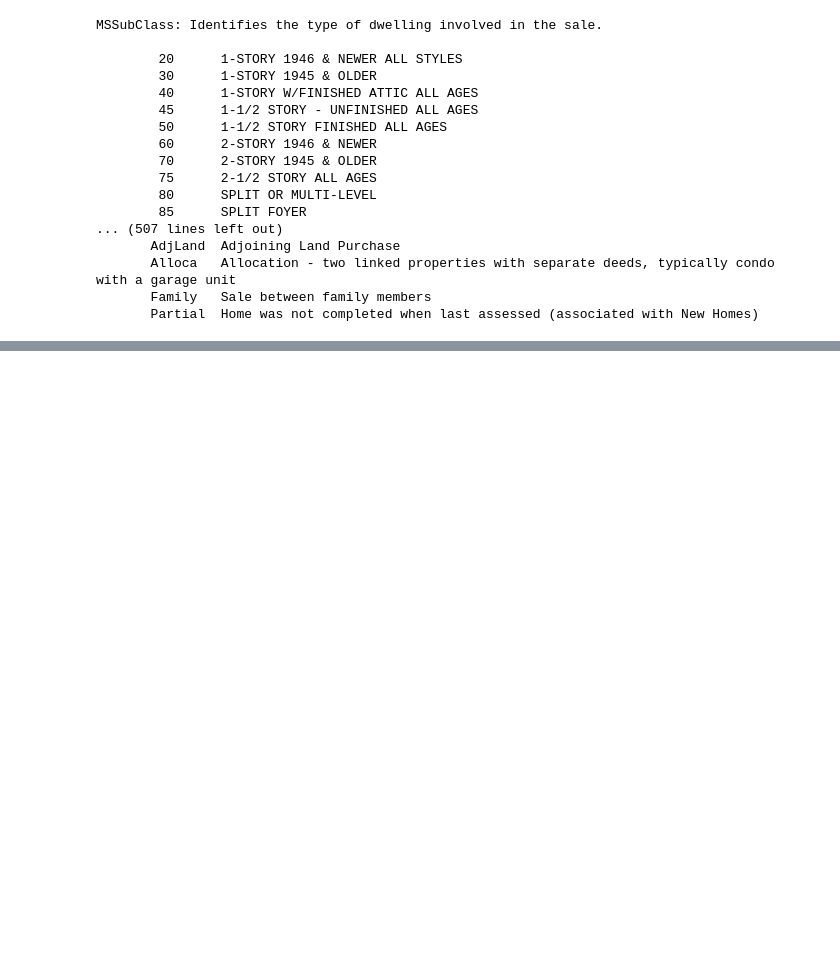
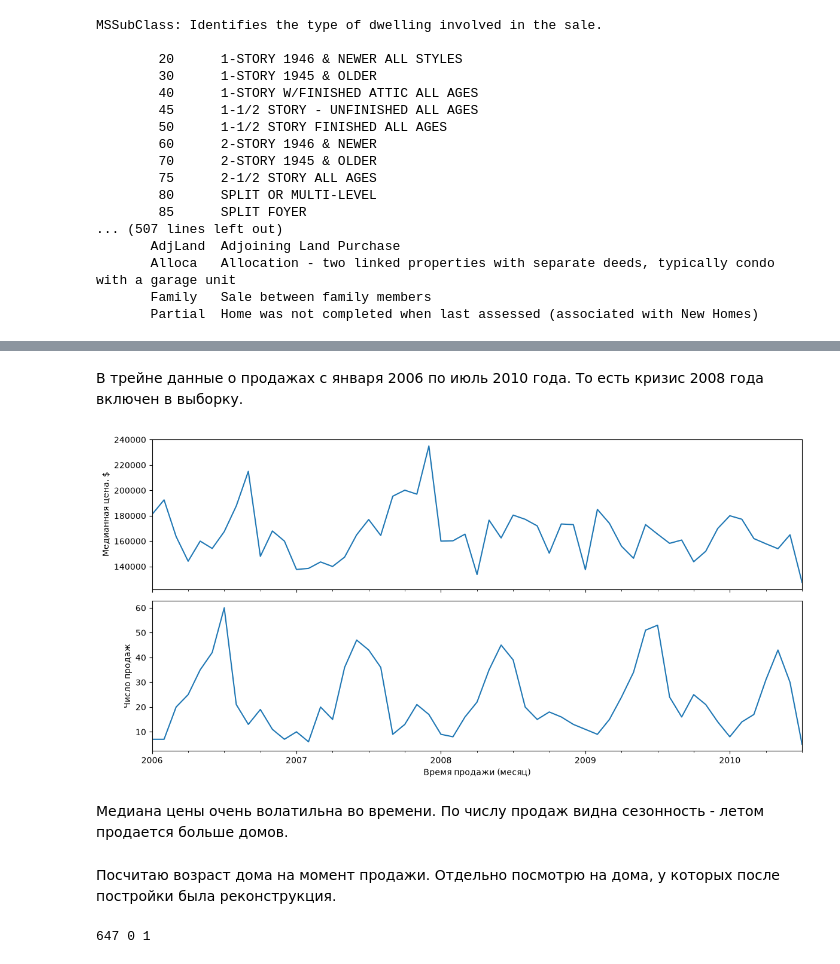
Before and after one commit to tarma3v/HousePrices, a Jupyter notebook: notebooks/EDA.ipynb, the cells around one changed output, grey strips where cells are left out. Drawn from its saved outputs; the diff is of its cells as text; code cells hidden in the pictures; blank space fills up the shorter version.

```diff
--- a/notebooks/EDA.ipynb
+++ b/notebooks/EDA.ipynb
@@ -67,0 +449,6 @@ NameError: name 'y' is not defined
+# %%
+sold = pd.to_datetime(dict(
+    year=df_train['YrSold'], month=df_train['MoSold'], day=1
+))
+monthly = y_train.groupby(sold).agg(['count', 'median'])
+print("Первая продажа в трейне: ", sold.min(), ", последняя продажа в трейне", sold.max())
@@ -67,0 +457,31 @@ NameError: name 'y' is not defined
+# %% [markdown]
+В трейне данные о продажах с января 2006 по июль 2010 года. То есть кризис 2008 года включен в выборку.
+# %%
+fig, ax = plt.subplots(2, 1, figsize=(12, 6), sharex=True)
+monthly['median'].plot(ax=ax[0])
+ax[0].set_ylabel('Медианная цена, $')
+monthly['count'].plot(ax=ax[1])
+ax[1].set_ylabel('Число продаж')
+ax[1].set_xlabel('Время продажи (месяц)')
+plt.tight_layout()
+plt.show()
+# %% [output]
+[figure, added]
+# %% [markdown]
+Медиана цены очень волатильна во времени. По числу продаж видна сезонность - летом продается больше домов.
+# %% [markdown]
+Посчитаю возраст дома на момент продажи. Отдельно посмотрю
+на дома, у которых после постройки была реконструкция.
+# %%
+age = df_train['YrSold'] - df_train['YearBuilt']
+remod = df_train['YearRemodAdd']
+since_remod = (df_train['YrSold'] - remod).where(
+    (remod > df_train['YearBuilt']) & (remod <= df_train['YrSold'])
+)
+remod_same_built = df_train[df_train['YearRemodAdd'] == df_train['YearBuilt']]
+remod_before_built = df_train[df_train['YearRemodAdd'] < df_train['YearBuilt']]
+remod_after_sold = df_train[df_train['YearRemodAdd'] > df_train['YrSold']]
+
+print(len(remod_same_built), len(remod_before_built), len(remod_after_sold))
+# %% [output]
+647 0 1
```
Also changed, not shown: parts of 53 cells of this notebook, 3 other files.
